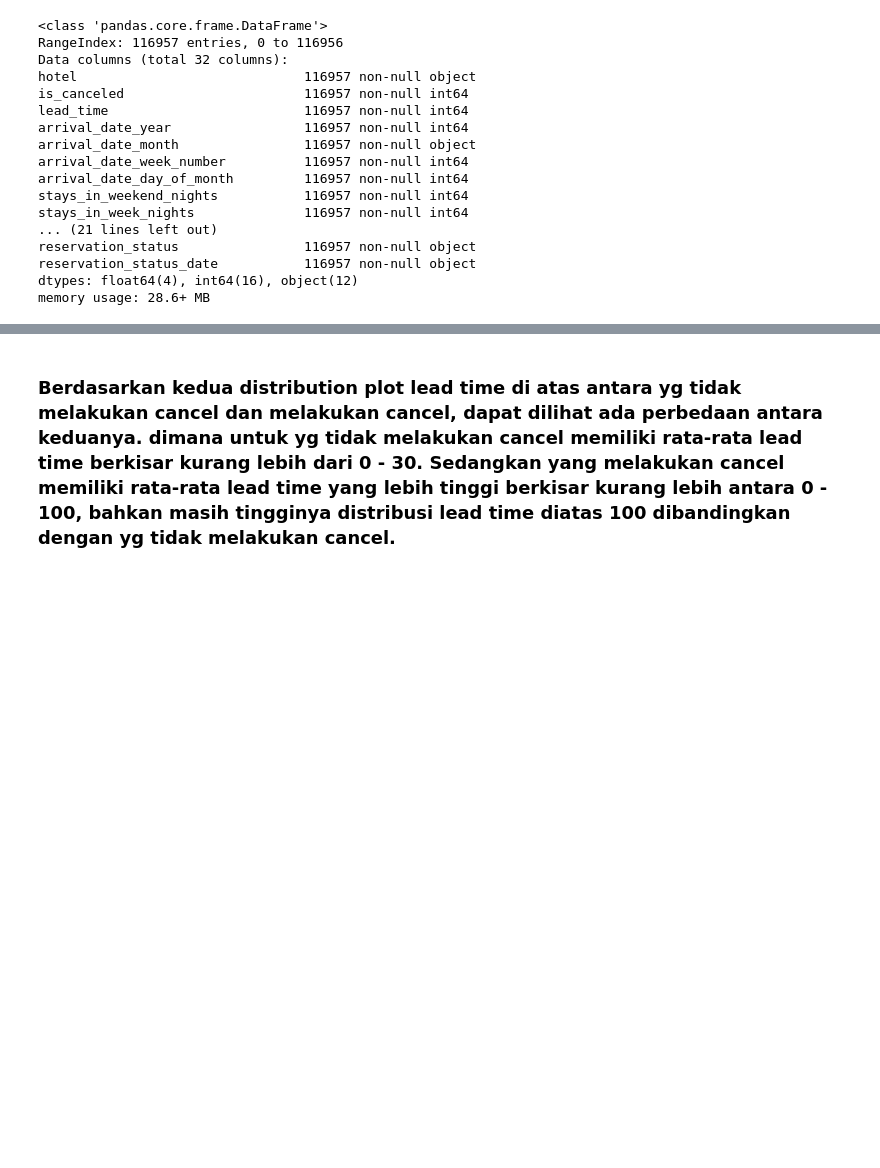
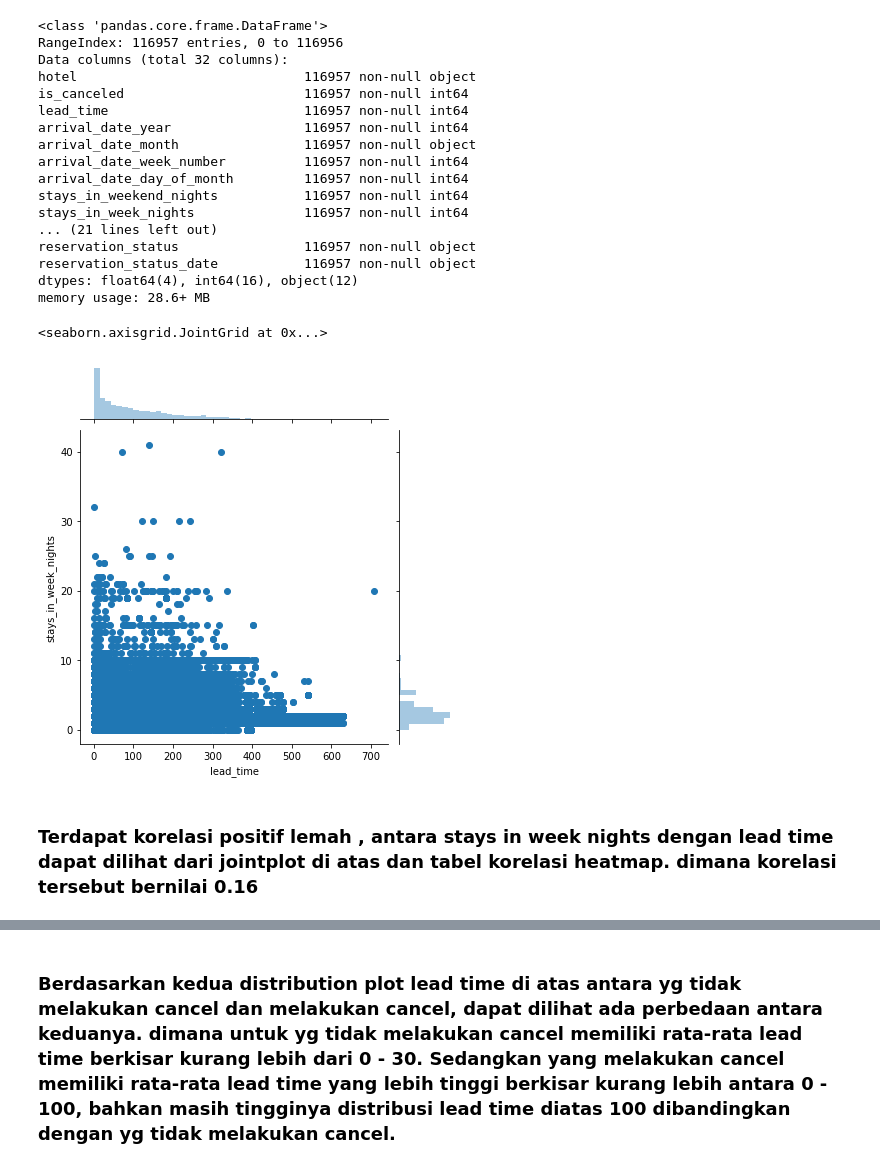
Before and after one commit to ReyhanR/Hotel-Cancellation-Booking-Prediction-Project, a Jupyter notebook: (EDA) Hotel Cancellation Booking Predict .ipynb, the cells around one changed output, grey strips where cells are left out. Cells and saved outputs as stored; diff of their text form; code cells hidden in the pictures; blank space fills up the shorter version.

```diff
--- a/(EDA) Hotel Cancellation Booking Predict .ipynb
+++ b/(EDA) Hotel Cancellation Booking Predict .ipynb
@@ -46,6 +46,13 @@ reservation_status                116957 non-null object
 reservation_status_date           116957 non-null object
 dtypes: float64(4), int64(16), object(12)
 memory usage: 28.6+ MB
+# %%
+sns.jointplot(y = 'stays_in_week_nights', x = 'lead_time', data = df)
+# %% [output]
+<seaborn.axisgrid.JointGrid at 0x...>
+[figure, added]
+# %% [markdown]
+### Terdapat korelasi positif lemah , antara stays in week nights dengan lead time dapat dilihat dari jointplot di atas dan tabel korelasi heatmap. dimana korelasi tersebut bernilai 0.16
 # %%
 plt.figure(figsize = (11,6))
 
```
Also changed, not shown: parts of 22 cells of this notebook.
